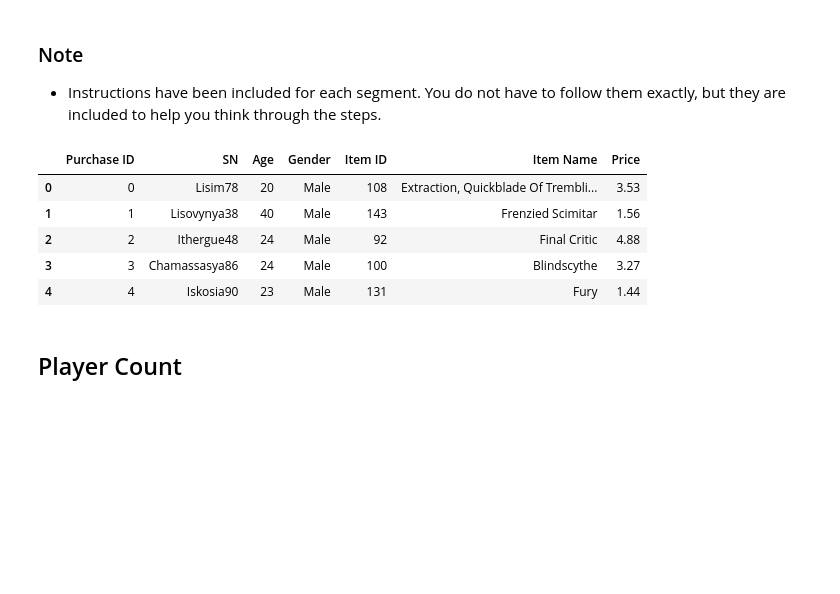
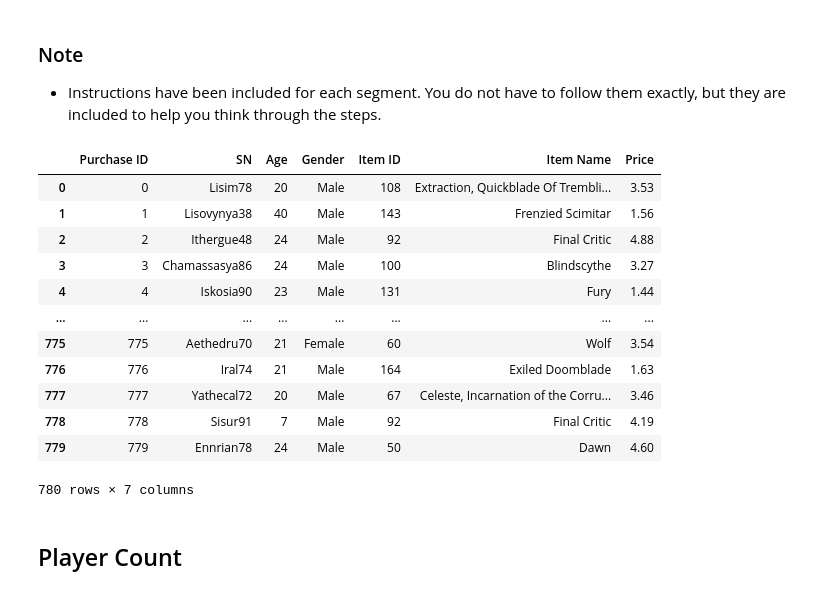
Before and after one commit to galciluz/Pandas-Challenge, a Jupyter notebook: HeroesOfPymoli/HeroesOfPymoli_starter.ipynb, the cells around one changed output. Saved outputs shown, nothing was run; the diff lists cells and outputs as text; code cells hidden in the pictures; blank space fills up the shorter version.

```diff
--- a/HeroesOfPymoli/HeroesOfPymoli_starter.ipynb
+++ b/HeroesOfPymoli/HeroesOfPymoli_starter.ipynb
@@ -4,20 +4,27 @@
 # %%
 # Dependencies and Setup
 import pandas as pd
 
 # File to Load
 csv_path = "Resources/purchase_data.csv"
 
 # Read Purchasing File and store into Pandas data frame
 purchase_data = pd.read_csv(csv_path)
-purchase_data.head()
+purchase_data
 # %% [output]
 |  | Purchase ID | SN | Age | Gender | Item ID | Item Name | Price |
 | 0 | 0 | Lisim78 | 20 | Male | 108 | Extraction, Quickblade Of Trembli... | 3.53 |
 | 1 | 1 | Lisovynya38 | 40 | Male | 143 | Frenzied Scimitar | 1.56 |
 | 2 | 2 | Ithergue48 | 24 | Male | 92 | Final Critic | 4.88 |
 | 3 | 3 | Chamassasya86 | 24 | Male | 100 | Blindscythe | 3.27 |
 | 4 | 4 | Iskosia90 | 23 | Male | 131 | Fury | 1.44 |
+| ... | ... | ... | ... | ... | ... | ... | ... |
+| 775 | 775 | Aethedru70 | 21 | Female | 60 | Wolf | 3.54 |
+| 776 | 776 | Iral74 | 21 | Male | 164 | Exiled Doomblade | 1.63 |
+| 777 | 777 | Yathecal72 | 20 | Male | 67 | Celeste, Incarnation of the Corru... | 3.46 |
+| 778 | 778 | Sisur91 | 7 | Male | 92 | Final Critic | 4.19 |
+| 779 | 779 | Ennrian78 | 24 | Male | 50 | Dawn | 4.60 |
+780 rows × 7 columns
 # %% [markdown]
 ## Player Count
 # %% [markdown]
```
Also changed, not shown: parts of 15 cells of this notebook, 5 other files.
